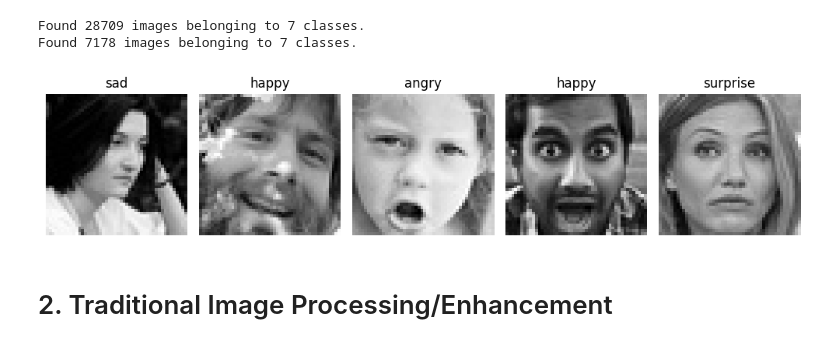
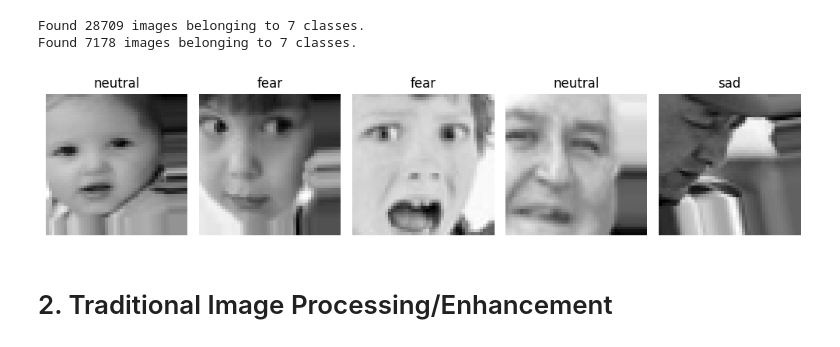
Before and after one commit to dogukanunlu/facerecognation, a Jupyter notebook: fer.ipynb, the cells around one changed output. Drawn from its saved outputs; the diff is of its cells as text; code cells hidden in the pictures.

```diff
--- a/fer.ipynb
+++ b/fer.ipynb
@@ -35,7 +55,13 @@ There are 0 directories and 1233 images in test\neutral
 There are 0 directories and 1247 images in test\sad
 There are 0 directories and 831 images in test\surprise
 # %%
-data_gen = ImageDataGenerator(rescale=1./255)
+data_gen = ImageDataGenerator(
+    rescale=1./255,
+    horizontal_flip=True,
+    rotation_range=20,
+    width_shift_range=0.2,
+    height_shift_range=0.2,
+    zoom_range=0.2)
 train_generator = data_gen.flow_from_directory(
     train_dir,
     target_size=(48, 48),
@@ -56,19 +82,19 @@ Found 7178 images belonging to 7 classes.
 # %%
 label_map = (train_generator.class_indices)
 label_map = dict((v,k) for k,v in label_map.items())
 
-def plot_images(images_arr, labels_arr, label_map):
+def plot_example_images(images_arr, labels_arr, label_map):
     fig, axes = plt.subplots(1, 5, figsize=(10, 10))
     axes = axes.flatten()
     for img, label, ax in zip(images_arr, labels_arr, axes):
         class_label = label_map[np.argmax(label)]
         ax.imshow(img.squeeze(), cmap='gray')
         ax.set_title(class_label)
         ax.axis('off')
     plt.tight_layout()
     plt.show()
 
 images, labels = next(train_generator)
-plot_images(images[:5], labels[:5], label_map)
+plot_example_images(images[:5], labels[:5], label_map)
 # %% [output]
-[figure, old version]
+[figure, new version]
```
Also changed, not shown: parts of 26 cells of this notebook, 7 other files.
